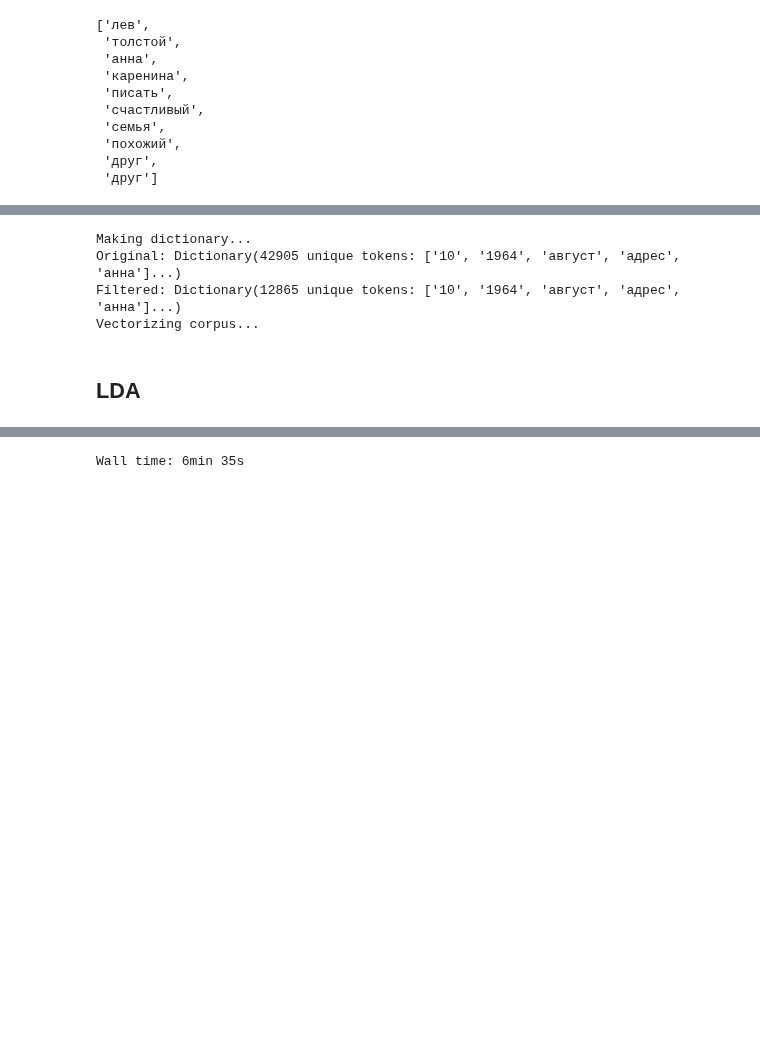
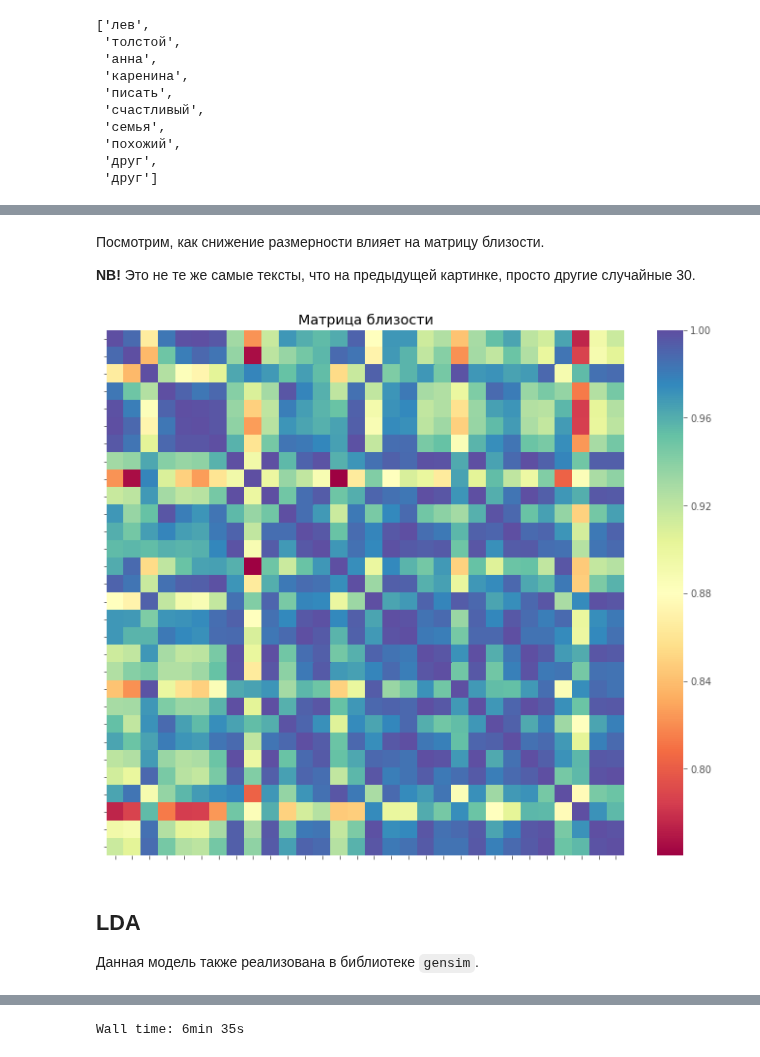
Before and after one commit to ancatmara/data-science-nlp, a Jupyter notebook: 3. Topic Modelling.ipynb, the cells around one changed output, grey strips where cells are left out. Saved outputs shown, nothing was run; the diff lists cells and outputs as text; code cells hidden in the pictures; blank space fills up the shorter version.

```diff
--- a/3. Topic Modelling.ipynb
+++ b/3. Topic Modelling.ipynb
@@ -100,27 +296,29 @@ tokenized_texts[0][:10]
+# %% [markdown]
+Посмотрим, как снижение размерности влияет на матрицу близости.
+
+**NB!** Это не те же самые тексты, что на предыдущей картинке, просто другие случайные 30.
+# %%
+sampling = random.choices(corpus, k=30)
+
+sampling_lsi = lsi[sampling]
+index = similarities.MatrixSimilarity(lsi[sampling])
+sims = index[sampling_lsi]
+sims  = (sims + 1)/2.
+
+plt.figure(figsize = (12,10))
+sns.heatmap(data=sims, cmap = 'Spectral').set(xticklabels=[], yticklabels=[])
+plt.title("Матрица близости")
+plt.show()
+# %% [output]
+[figure, added]
+# %% [markdown]
+## LDA
+
+Данная модель также реализована в библиотеке `gensim`.
 # %%
 from gensim.models import *
 from gensim import corpora
 from gensim import similarities
-# %%
-# почему бы не doc2vec?
-
-print('Making dictionary...')
-dictionary = corpora.Dictionary(tokenized_texts)
-print('Original: {}'.format(dictionary))
-dictionary.filter_extremes(no_below = 5, no_above = 0.5, keep_n=None)
-dictionary.save('./data/polkrug.dict')
-print('Filtered: {}'.format(dictionary))
-
-print('Vectorizing corpus...')
-corpus = [dictionary.doc2bow(text) for text in tokenized_texts]
-corpora.MmCorpus.serialize('./data/polkrug.model', corpus)
-# %% [output]
-Making dictionary...
-Original: Dictionary(42905 unique tokens: ['10', '1964', 'август', 'адрес', 'анна']...)
-Filtered: Dictionary(12865 unique tokens: ['10', '1964', 'август', 'адрес', 'анна']...)
-Vectorizing corpus...
-# %% [markdown]
-## LDA
 # %%
 print("Training model...")
 
```
Also changed, not shown: parts of 37 cells of this notebook, 7 other files.
